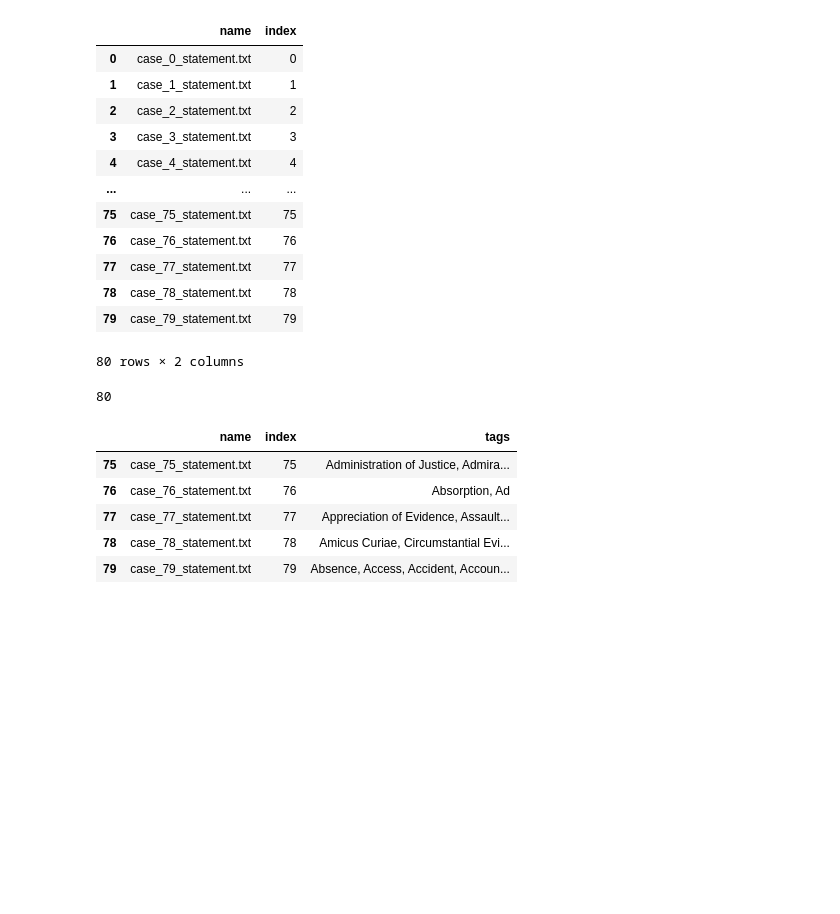
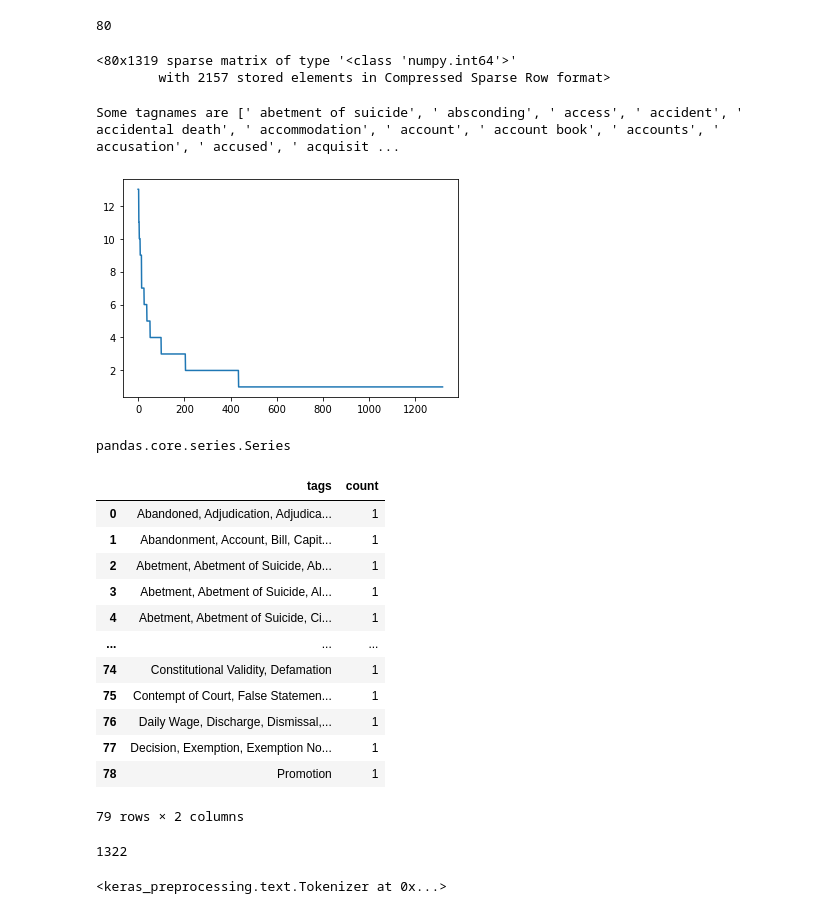
Before and after one commit to manjotmb20/Judicial-Decision-Prediction, a Jupyter notebook: assignmenttext.ipynb, the cells around one changed output. Saved outputs shown, nothing was run; the diff lists cells and outputs as text; code cells hidden in the pictures; blank space fills up the shorter version.

```diff
--- a/assignmenttext.ipynb
+++ b/assignmenttext.ipynb
@@ -43,22 +108,6 @@ data={"name":list1}
 df=pd.DataFrame(data)
 # %%
 df['index']=col
-# %%
-df
-# %% [output]
-|  | name | index |
-| 0 | case_0_statement.txt | 0 |
-| 1 | case_1_statement.txt | 1 |
-| 2 | case_2_statement.txt | 2 |
-| 3 | case_3_statement.txt | 3 |
-| 4 | case_4_statement.txt | 4 |
-| ... | ... | ... |
-| 75 | case_75_statement.txt | 75 |
-| 76 | case_76_statement.txt | 76 |
-| 77 | case_77_statement.txt | 77 |
-| 78 | case_78_statement.txt | 78 |
-| 79 | case_79_statement.txt | 79 |
-80 rows × 2 columns
 # %%
 path='../content/Train_tags'
 # %%
@@ -72,0 +127,22 @@ len(listtag)
+# %%
+tag
+# %% [output]
+<80x1319 sparse matrix of type '<class 'numpy.int64'>'
+        with 2157 stored elements in Compressed Sparse Row format>
+# %%
+tagname=vector.get_feature_names()
+print("Some tagnames are",tagname[:-10])
+# %% [output]
+Some tagnames are [' abetment of suicide', ' absconding', ' access', ' accident', ' accidental death', ' accommodation', ' account', ' account book', ' accounts', ' accusation', ' accused', ' acquisit ...
+# %%
+freq=tag.sum(axis=0).A1
+result=dict(zip(tagname,freq))
+# %%
+sortedx=sorted(result.items(),key=operator.itemgetter(1),reverse=True)
+# %%
+dftag=pd.DataFrame(sortedx)
+# %%
+plt.plot(dftag[1])
+plt.show()
+# %% [output]
+[figure, added]
@@ -72,0 +165,4 @@ len(listtag)
+# %%
+type(train_df["name"])
+# %% [output]
+pandas.core.series.Series
@@ -75,9 +173,0 @@ df['tags']=listtag
-# %%
-df.tail()
-# %% [output]
-|  | name | index | tags |
-| 75 | case_75_statement.txt | 75 | Administration of Justice, Admira... |
-| 76 | case_76_statement.txt | 76 | Absorption, Ad |
-| 77 | case_77_statement.txt | 77 | Appreciation of Evidence, Assault... |
-| 78 | case_78_statement.txt | 78 | Amicus Curiae, Circumstantial Evi... |
-| 79 | case_79_statement.txt | 79 | Absence, Access, Accident, Accoun... |
@@ -83,0 +180,16 @@ df.tail()
+# %%
+grouped_tags
+# %% [output]
+|  | tags | count |
+| 0 | Abandoned, Adjudication, Adjudica... | 1 |
+| 1 | Abandonment, Account, Bill, Capit... | 1 |
+| 2 | Abetment, Abetment of Suicide, Ab... | 1 |
+| 3 | Abetment, Abetment of Suicide, Al... | 1 |
+| 4 | Abetment, Abetment of Suicide, Ci... | 1 |
+| ... | ... | ... |
+| 74 | Constitutional Validity, Defamation | 1 |
+| 75 | Contempt of Court, False Statemen... | 1 |
+| 76 | Daily Wage, Discharge, Dismissal,... | 1 |
+| 77 | Decision, Exemption, Exemption No... | 1 |
+| 78 | Promotion | 1 |
+79 rows × 2 columns
@@ -83,0 +200,4 @@ df.tail()
+# %%
+len(labels)
+# %% [output]
+1322
@@ -83,0 +209,4 @@ df.tail()
+# %%
+tokenizer
+# %% [output]
+<keras_preprocessing.text.Tokenizer at 0x...>
```
Also changed, not shown: parts of 41 cells of this notebook.
